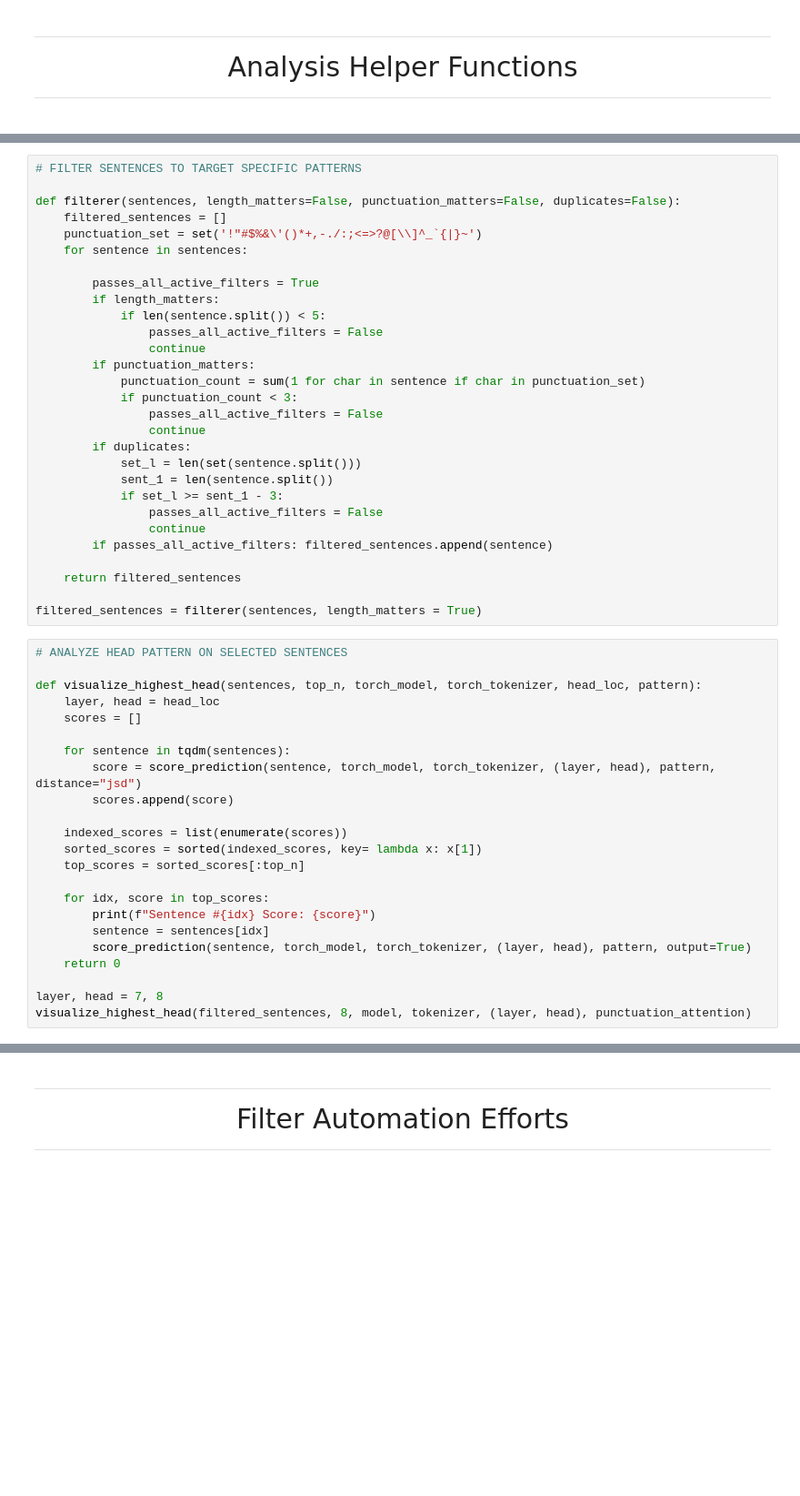
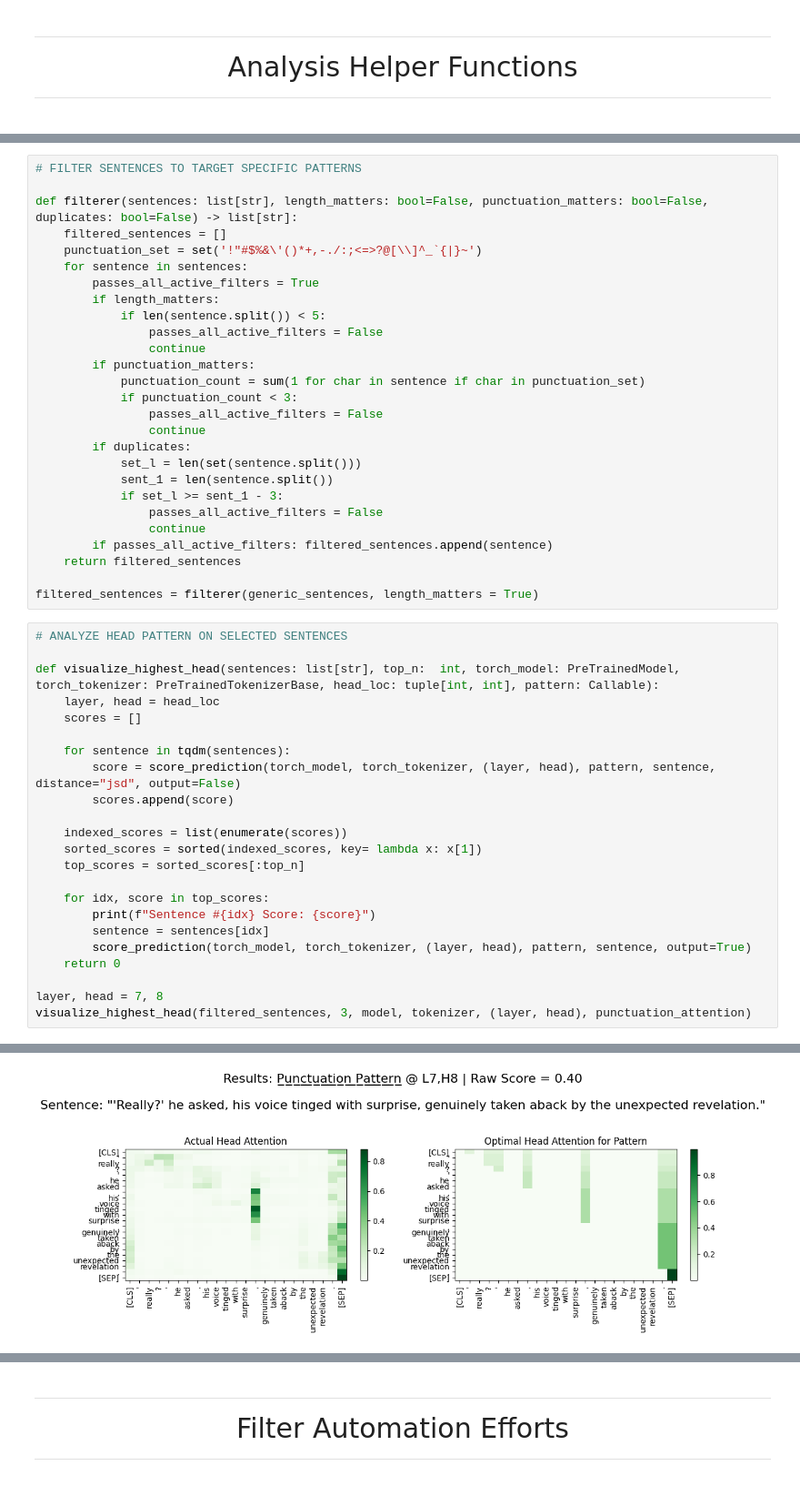
Before and after one commit to AmiriHayes/LLM-Interpretability, a Jupyter notebook: interpretability.ipynb, the cells around one changed output, grey strips where cells are left out. Shown at 91% size. Drawn from its saved outputs; the diff is of its cells as text; blank space fills up the shorter version.

```diff
--- a/interpretability.ipynb
+++ b/interpretability.ipynb
@@ -393,11 +577,10 @@ visualize_full_model(sentences[0:5], model, tokenizer, punctuation_attention, ti
 # %%
 # FILTER SENTENCES TO TARGET SPECIFIC PATTERNS
 
-def filterer(sentences, length_matters=False, punctuation_matters=False, duplicates=False):
+def filterer(sentences: list[str], length_matters: bool=False, punctuation_matters: bool=False, duplicates: bool=False) -> list[str]:
     filtered_sentences = []
     punctuation_set = set('!"#$%&\'()*+,-./:;<=>?@[\\]^_`{|}~')
     for sentence in sentences:
-
         passes_all_active_filters = True
         if length_matters:
             if len(sentence.split()) < 5:
@@ -415,19 +598,18 @@ def filterer(sentences, length_matters=False, punctuation_matters=False, duplica
                 passes_all_active_filters = False
                 continue
         if passes_all_active_filters: filtered_sentences.append(sentence)
-
     return filtered_sentences
 
-filtered_sentences = filterer(sentences, length_matters = True)
+filtered_sentences = filterer(generic_sentences, length_matters = True)
 # %%
 # ANALYZE HEAD PATTERN ON SELECTED SENTENCES
 
-def visualize_highest_head(sentences, top_n, torch_model, torch_tokenizer, head_loc, pattern):
+def visualize_highest_head(sentences: list[str], top_n:  int, torch_model: PreTrainedModel, torch_tokenizer: PreTrainedTokenizerBase, head_loc: tuple[int, int], pattern: Callable):
     layer, head = head_loc
     scores = []
 
     for sentence in tqdm(sentences):
-        score = score_prediction(sentence, torch_model, torch_tokenizer, (layer, head), pattern, distance="jsd")
+        score = score_prediction(torch_model, torch_tokenizer, (layer, head), pattern, sentence, distance="jsd", output=False)
         scores.append(score)
 
     indexed_scores = list(enumerate(scores))
@@ -437,8 +619,9 @@ def visualize_highest_head(sentences, top_n, torch_model, torch_tokenizer, head_
     for idx, score in top_scores:
         print(f"Sentence #{idx} Score: {score}")
         sentence = sentences[idx]
-        score_prediction(sentence, torch_model, torch_tokenizer, (layer, head), pattern, output=True)
+        score_prediction(torch_model, torch_tokenizer, (layer, head), pattern, sentence, output=True)
     return 0
 
 layer, head = 7, 8
-visualize_highest_head(filtered_sentences, 8, model, tokenizer, (layer, head), punctuation_attention)
+visualize_highest_head(filtered_sentences, 3, model, tokenizer, (layer, head), punctuation_attention)
+# %% [output]
@@ -444,0 +629 @@ visualize_highest_head(filtered_sentences, 8, model, tokenizer, (layer, head), p
+[figure, added]
```
Also changed, not shown: parts of 22 cells of this notebook, 5 other files.
